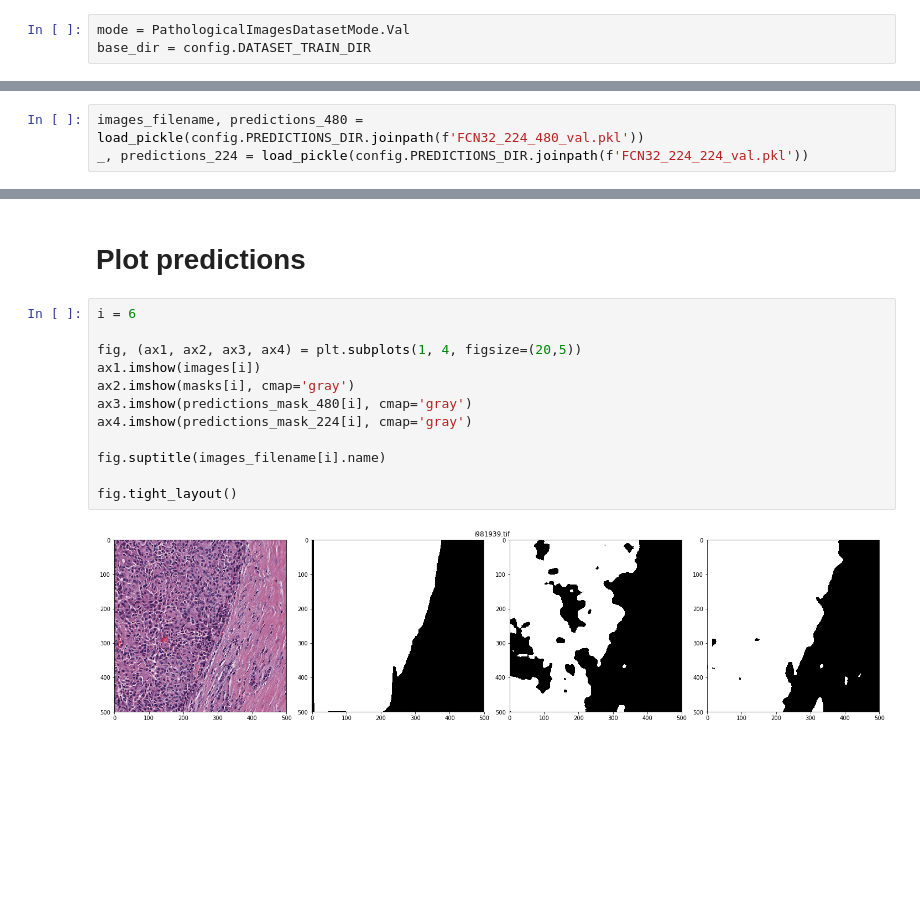
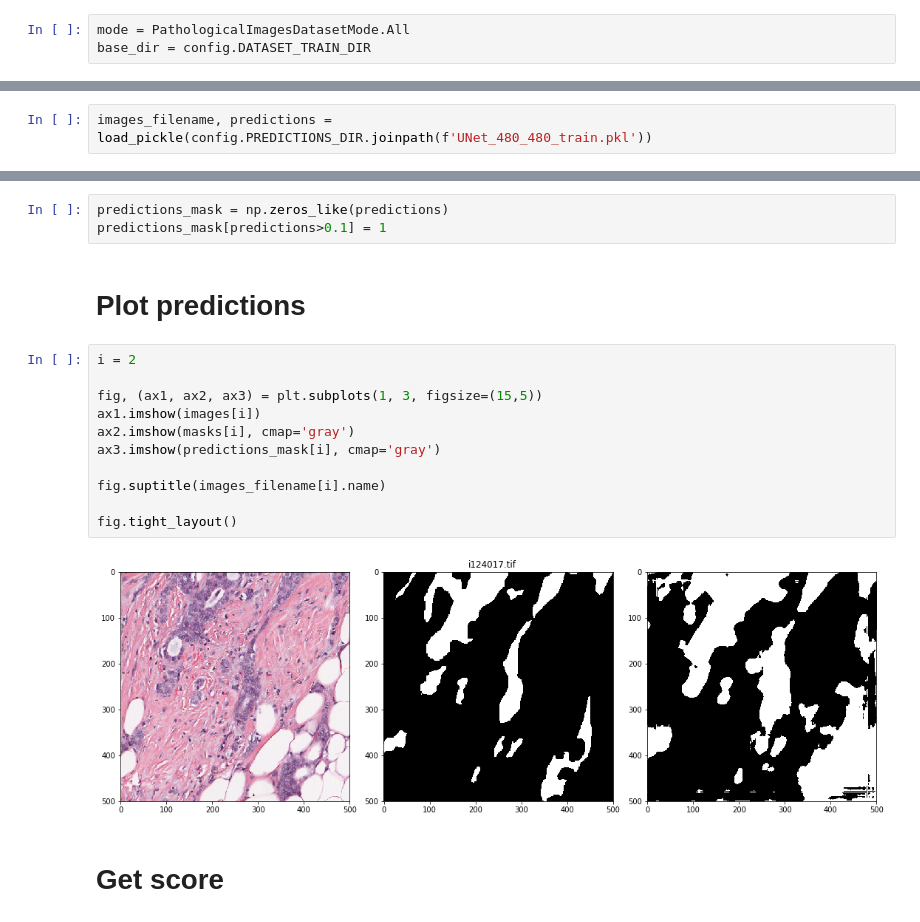
Before and after one commit to jgc128/topcoder_pathimage_segmentation, a Jupyter notebook: view_predictins.ipynb, the cells around one changed output, grey strips where cells are left out. Drawn from its saved outputs; the diff is of its cells as text; blank space fills up the shorter version.

Commit message:
Train and predict on big patches

```diff
--- a/view_predictins.ipynb
+++ b/view_predictins.ipynb
@@ -11,7 +15,7 @@ from utils.torch.datasets import PathologicalImagesDataset, PathologicalImagesDa
 # %% [markdown]
 # Load dataset
 # %%
-mode = PathologicalImagesDatasetMode.Val
+mode = PathologicalImagesDatasetMode.All
 base_dir = config.DATASET_TRAIN_DIR
 # %%
 dataset = PathologicalImagesDataset(base_dir, mode=mode)
@@ -28,5 +32,4 @@ images.shape, masks.shape
 # %% [markdown]
 # Load predictions
 # %%
-images_filename, predictions_480 = load_pickle(config.PREDICTIONS_DIR.joinpath(f'FCN32_224_480_val.pkl'))
-_, predictions_224 = load_pickle(config.PREDICTIONS_DIR.joinpath(f'FCN32_224_224_val.pkl'))
+images_filename, predictions = load_pickle(config.PREDICTIONS_DIR.joinpath(f'UNet_480_480_train.pkl'))
@@ -43,16 +40,20 @@ predictions_mask_224[predictions_224>0.5] = 1
+# %%
+predictions_mask = np.zeros_like(predictions)
+predictions_mask[predictions>0.1] = 1
 # %% [markdown]
 # Plot predictions
 # %%
-i = 6
+i = 2
 
-fig, (ax1, ax2, ax3, ax4) = plt.subplots(1, 4, figsize=(20,5))
+fig, (ax1, ax2, ax3) = plt.subplots(1, 3, figsize=(15,5))
 ax1.imshow(images[i])
 ax2.imshow(masks[i], cmap='gray')
-ax3.imshow(predictions_mask_480[i], cmap='gray')
-ax4.imshow(predictions_mask_224[i], cmap='gray')
+ax3.imshow(predictions_mask[i], cmap='gray')
 
 fig.suptitle(images_filename[i].name)
 
 fig.tight_layout()
 # %% [output]
-[figure, old version]
+[figure, new version]
+# %% [markdown]
+# Get score
```
Also changed, not shown: parts of 13 cells of this notebook, 6 other files.
